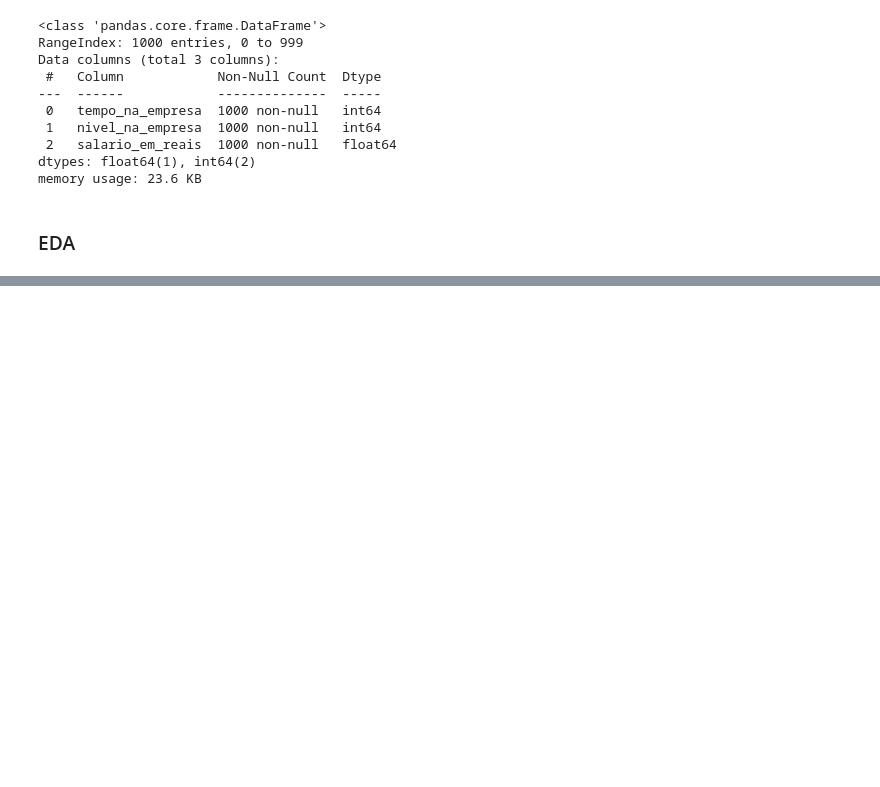
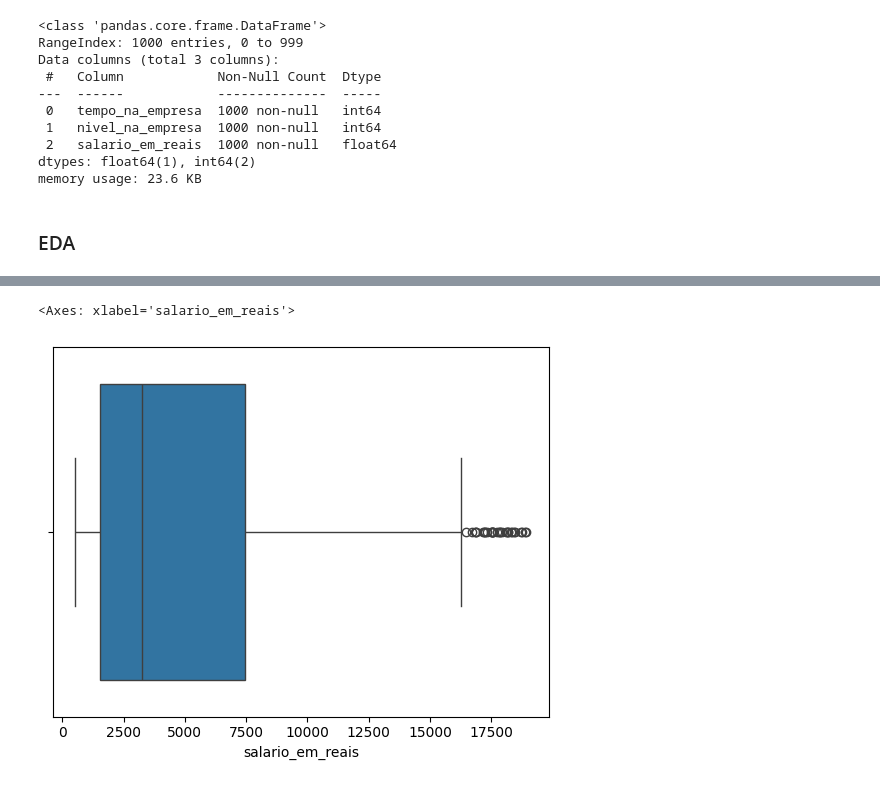
Before and after one commit to LucaPinheiro/modelos_regressao_linear, a Jupyter notebook: modelos/modelo_salario.ipynb, the cells around one changed output, grey strips where cells are left out. Saved outputs shown, nothing was run; the diff lists cells and outputs as text; code cells hidden in the pictures; blank space fills up the shorter version.

```diff
--- a/modelos/modelo_salario.ipynb
+++ b/modelos/modelo_salario.ipynb
@@ -31,0 +73,6 @@ df_salario_bucketing = df_salario.copy()
+# %%
+# Verificar outliers
+sns.boxplot(data=df_salario_eda, x='salario_em_reais')
+# %% [output]
+<Axes: xlabel='salario_em_reais'>
+[figure, added]
```
Also changed, not shown: parts of 6 cells of this notebook.
